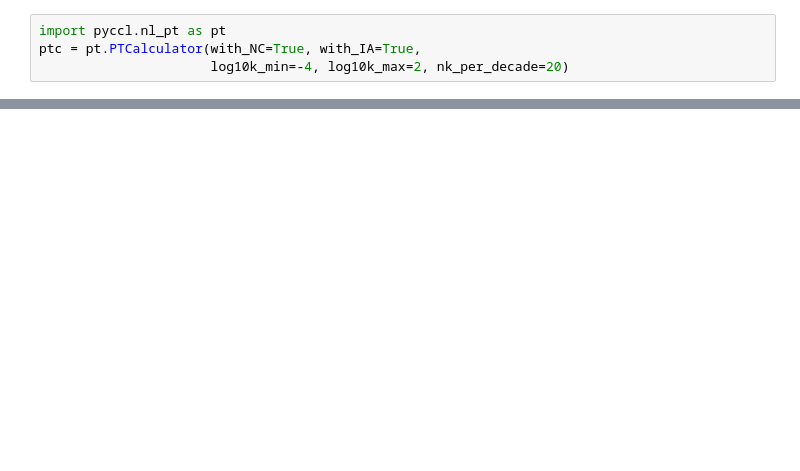
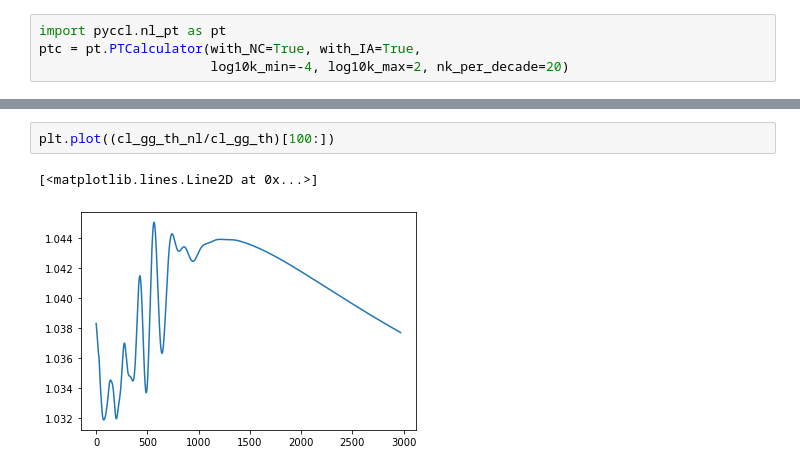
Before and after one commit to catketchup/DES_ACT_test, a Jupyter notebook: th_nonlinear.ipynb, the cells around one changed output, grey strips where cells are left out. Drawn from its saved outputs; the diff is of its cells as text; blank space fills up the shorter version.

```diff
--- a/th_nonlinear.ipynb
+++ b/th_nonlinear.ipynb
@@ -150,3 +148,8 @@ plt.plot((cl_kg_th_nl/cl_kg_th)[100:])
 # %% [output]
 [<matplotlib.lines.Line2D at 0x...>]
 [figure]
+# %%
+plt.plot((cl_gg_th_nl/cl_gg_th)[100:])
+# %% [output]
+[<matplotlib.lines.Line2D at 0x...>]
+[figure, added]
```
Also changed, not shown: parts of 9 cells of this notebook.
